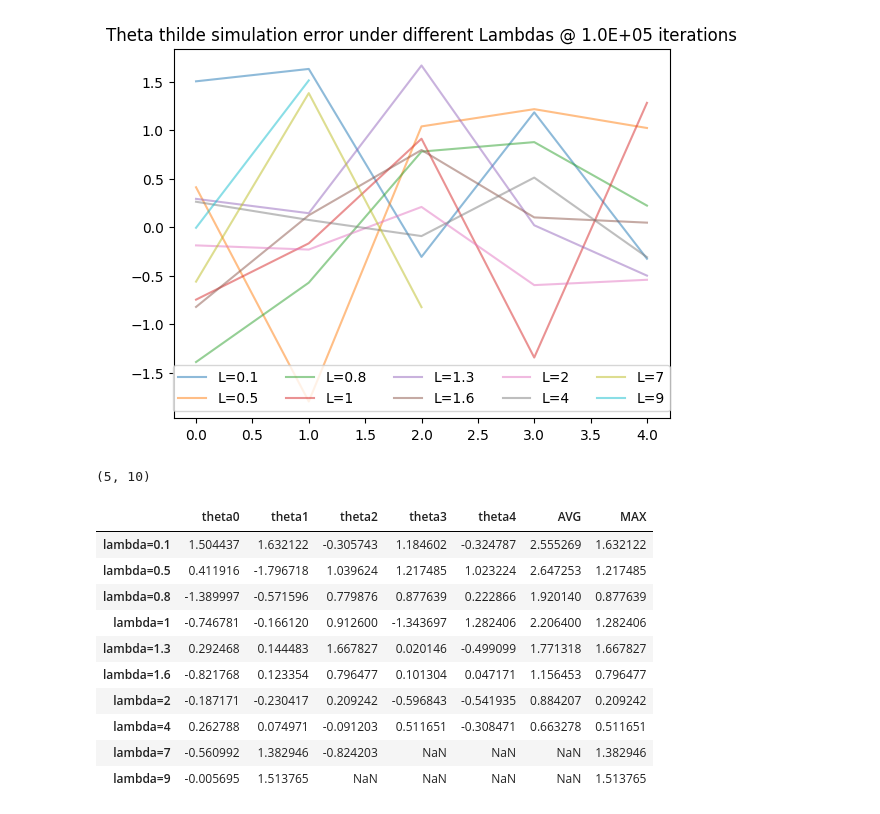
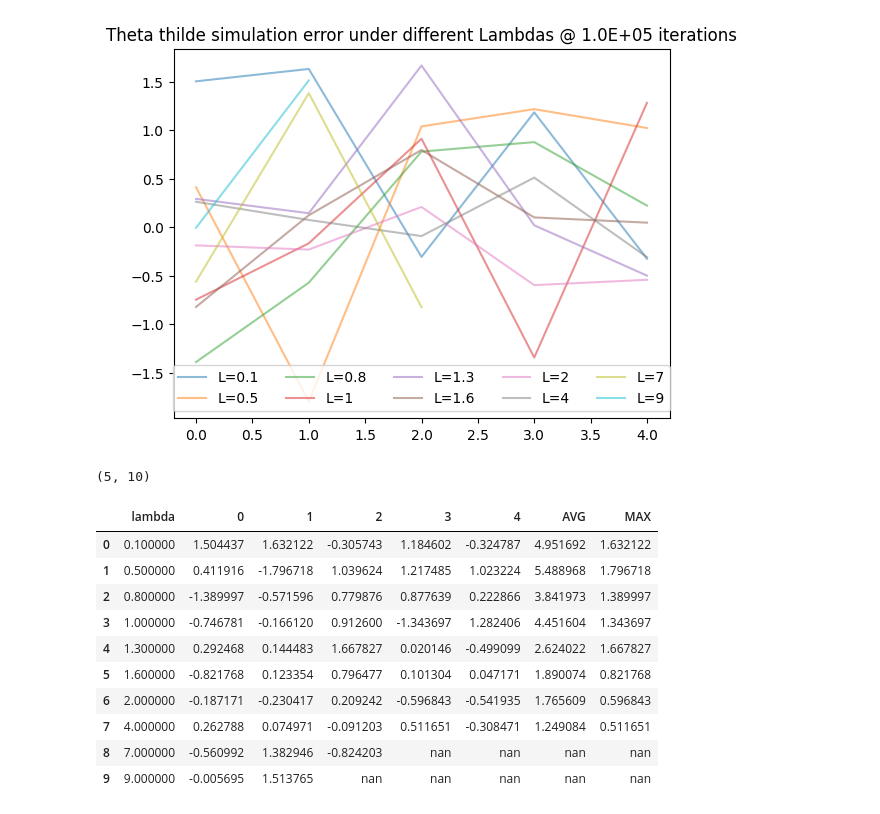
Before and after one commit to vetlerl/mcmc-epidemic, a Jupyter notebook: our_graphics.ipynb, the cells around one changed output. Cells and saved outputs as stored; diff of their text form; code cells hidden in the pictures.

Commit message:
added pandas and made a dataframe showing optimal lambda based on l2 and inf norm

```diff
--- a/our_graphics.ipynb
+++ b/our_graphics.ipynb
@@ -132,23 +132,40 @@ plt.show()
 [figure]
 # %%
 print(np.shape(errors))
-df = pd.DataFrame(errors)
-df.index = [f"theta{k}" for k in range(T)]
-df.columns = [f"lambda={l}" for l in Lambdas]
-df = df.T
-df["AVG"] = df.apply(npl.norm,axis=1)
-df["MAX"] = df.drop(columns="AVG").apply(np.max,axis=1)
-df
+df = pd.DataFrame(errors.T)
+df.insert(0,"lambda",Lambdas)
+df["AVG"] = df.drop(columns="lambda").apply(npl.norm, ord=1, axis=1)
+df["MAX"] = df.drop(columns=["lambda","AVG"]).apply(npl.norm, ord=np.inf, axis=1)
 # %% [output]
 (5, 10)
-|  | theta0 | theta1 | theta2 | theta3 | theta4 | AVG | MAX |
-| lambda=0.1 | 1.504437 | 1.632122 | -0.305743 | 1.184602 | -0.324787 | 2.555269 | 1.632122 |
-| lambda=0.5 | 0.411916 | -1.796718 | 1.039624 | 1.217485 | 1.023224 | 2.647253 | 1.217485 |
-| lambda=0.8 | -1.389997 | -0.571596 | 0.779876 | 0.877639 | 0.222866 | 1.920140 | 0.877639 |
-| lambda=1 | -0.746781 | -0.166120 | 0.912600 | -1.343697 | 1.282406 | 2.206400 | 1.282406 |
-| lambda=1.3 | 0.292468 | 0.144483 | 1.667827 | 0.020146 | -0.499099 | 1.771318 | 1.667827 |
-| lambda=1.6 | -0.821768 | 0.123354 | 0.796477 | 0.101304 | 0.047171 | 1.156453 | 0.796477 |
-| lambda=2 | -0.187171 | -0.230417 | 0.209242 | -0.596843 | -0.541935 | 0.884207 | 0.209242 |
-| lambda=4 | 0.262788 | 0.074971 | -0.091203 | 0.511651 | -0.308471 | 0.663278 | 0.511651 |
-| lambda=7 | -0.560992 | 1.382946 | -0.824203 | NaN | NaN | NaN | 1.382946 |
-| lambda=9 | -0.005695 | 1.513765 | NaN | NaN | NaN | NaN | 1.513765 |
+# %%
+def color_smallest_sum_row(df, color='yellow'):
+    def highlight(row):
+        last_two = row.iloc[-2:]
+        if last_two.isna().any():
+            return [''] * len(row)
+
+        last_two_sum = last_two.sum()
+        valid_rows = df.iloc[:, -2:].dropna()
+        if valid_rows.empty:
+            return [''] * len(row)
+
+        min_sum = valid_rows.sum(axis=1).min()
+        return ['background-color: ' + color if last_two_sum == min_sum else '' for _ in row]
+
+    return df.style.apply(highlight, axis=1)
+# %%
+styled_df = color_smallest_sum_row(df, color='lightblue')
+styled_df
+# %% [output]
+|  | lambda | 0 | 1 | 2 | 3 | 4 | AVG | MAX |
+| 0 | 0.100000 | 1.504437 | 1.632122 | -0.305743 | 1.184602 | -0.324787 | 4.951692 | 1.632122 |
+| 1 | 0.500000 | 0.411916 | -1.796718 | 1.039624 | 1.217485 | 1.023224 | 5.488968 | 1.796718 |
+| 2 | 0.800000 | -1.389997 | -0.571596 | 0.779876 | 0.877639 | 0.222866 | 3.841973 | 1.389997 |
+| 3 | 1.000000 | -0.746781 | -0.166120 | 0.912600 | -1.343697 | 1.282406 | 4.451604 | 1.343697 |
+| 4 | 1.300000 | 0.292468 | 0.144483 | 1.667827 | 0.020146 | -0.499099 | 2.624022 | 1.667827 |
+| 5 | 1.600000 | -0.821768 | 0.123354 | 0.796477 | 0.101304 | 0.047171 | 1.890074 | 0.821768 |
+| 6 | 2.000000 | -0.187171 | -0.230417 | 0.209242 | -0.596843 | -0.541935 | 1.765609 | 0.596843 |
+| 7 | 4.000000 | 0.262788 | 0.074971 | -0.091203 | 0.511651 | -0.308471 | 1.249084 | 0.511651 |
+| 8 | 7.000000 | -0.560992 | 1.382946 | -0.824203 | nan | nan | nan | nan |
+| 9 | 9.000000 | -0.005695 | 1.513765 | nan | nan | nan | nan | nan |
```
